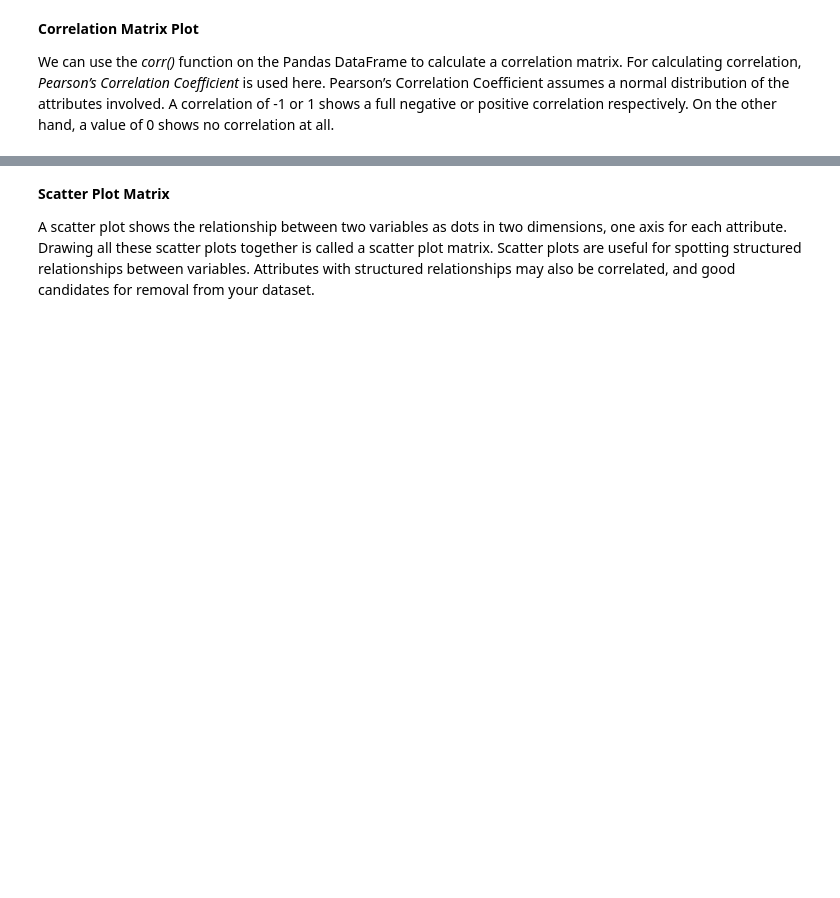
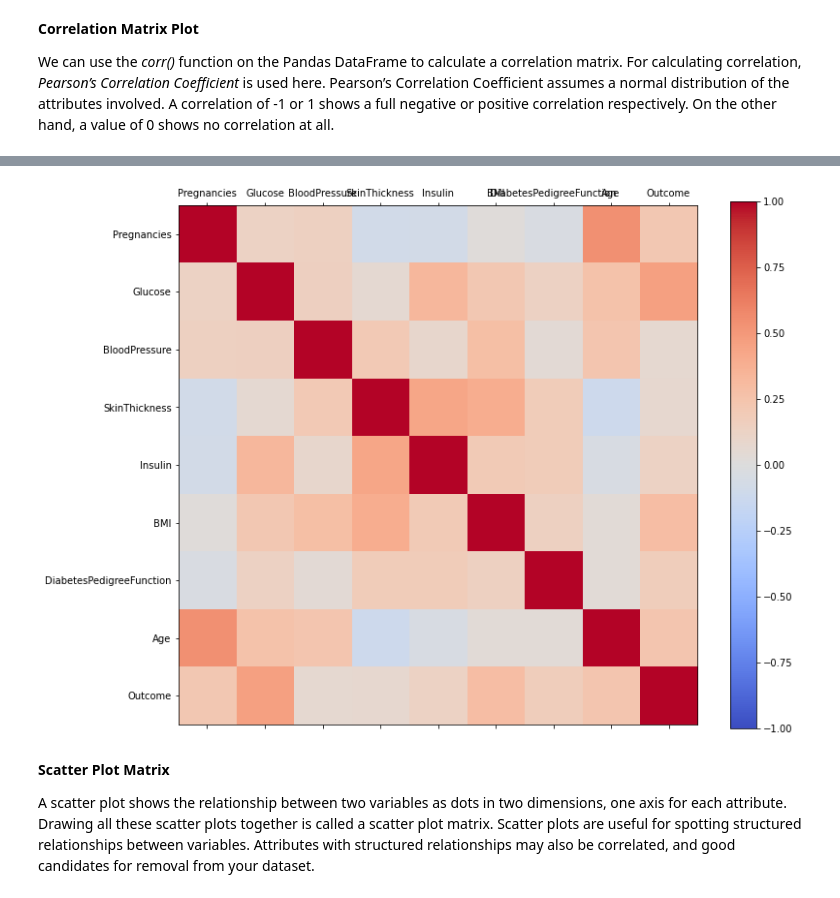
Before and after one commit to jiseon0516/pdm19, a Jupyter notebook: py-pandas/pandas_5_diabetes.ipynb, the cells around one changed output, grey strips where cells are left out. Drawn from its saved outputs; the diff is of its cells as text; code cells hidden in the pictures; blank space fills up the shorter version.

```diff
--- a/py-pandas/pandas_5_diabetes.ipynb
+++ b/py-pandas/pandas_5_diabetes.ipynb
@@ -390,19 +412,22 @@ correlations
 # %%
 # import required package
 # import numpy as np
 
 # plot correlation matrix
 fig = plt.figure()
 ax = fig.add_subplot(111)
-cax = ax.matshow(correlations, vmin=-1, vmax=1) #, cmap='coolwarm' )
-fig.colorbar(cax)
-ticks = np.arange(0,9,1)
+cax = ax.matshow(correlations, vmin=-1, vmax=1, cmap='coolwarm')
+#9x9 matrix 그림, vmin=-1: 100% 음의 상관성(반상관성), vmax=1: 100% 양의 상관성
+fig.colorbar(cax) #컬러바 삽입
+ticks = np.arange(0,9,1) #x축, y축 0~8
 ax.set_xticks(ticks)
 ax.set_yticks(ticks)
 names = data.columns
 ax.set_xticklabels(names)#,rotation=90) # Rotate x-tick labels by 90 degrees
 ax.set_yticklabels(names)
 plt.show()
+# %% [output]
+[figure, added]
 # %% [markdown]
 **Scatter Plot Matrix**
 
```
Also changed, not shown: parts of 8 cells of this notebook.
